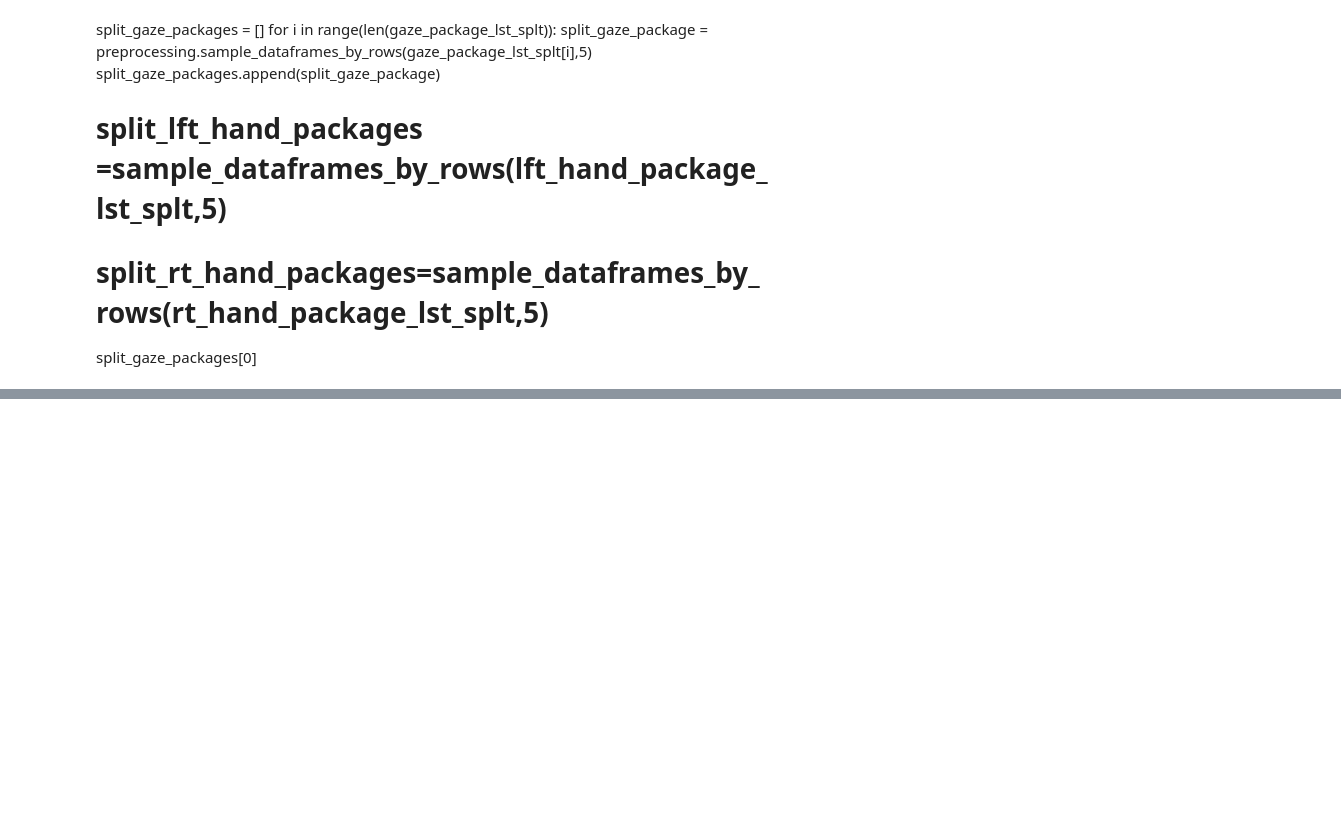
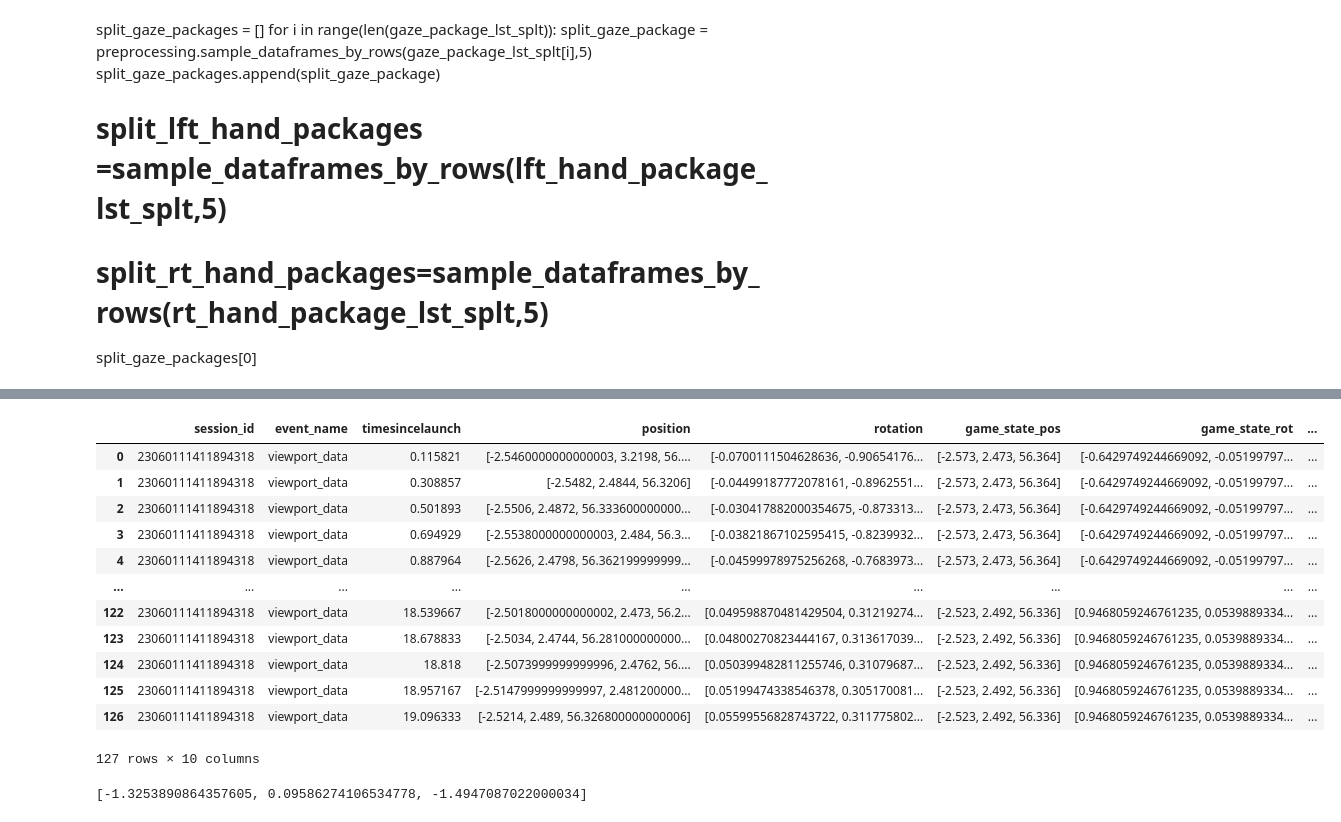
Before and after one commit to opengamedata/OGDUtils, a Jupyter notebook: src/OGDUtils/VRTeX/process.ipynb, the cells around one changed output, grey strips where cells are left out. Drawn from its saved outputs; the diff is of its cells as text; code cells hidden in the pictures; blank space fills up the shorter version.

Commit message:
updated QuaternionToViewVector

```diff
--- a/src/OGDUtils/VRTeX/process.ipynb
+++ b/src/OGDUtils/VRTeX/process.ipynb
@@ -130,5 +162,23 @@ split_gaze_packages[0]
 # %%
 for i in range(len(split_gaze_packages)):
-    split_gaze_packages[i]['3d_normalized'] = preprocessing.NormalizeViewVectors(split_gaze_packages[i]['3d_quat'])
+    split_gaze_packages[i]['3d_normalized'] = preprocessing.NormalizeViewVectors(split_gaze_packages[i]['3d_quat'],2)
 
 split_gaze_packages[0]
+# %% [output]
+|  | session_id | event_name | timesincelaunch | position | rotation | game_state_pos | game_state_rot | ... |
+| 0 | 23060111411894318 | viewport_data | 0.115821 | [-2.5460000000000003, 3.2198, 56.... | [-0.0700111504628636, -0.90654176... | [-2.573, 2.473, 56.364] | [-0.6429749244669092, -0.05199797... | ... |
+| 1 | 23060111411894318 | viewport_data | 0.308857 | [-2.5482, 2.4844, 56.3206] | [-0.04499187772078161, -0.8962551... | [-2.573, 2.473, 56.364] | [-0.6429749244669092, -0.05199797... | ... |
+| 2 | 23060111411894318 | viewport_data | 0.501893 | [-2.5506, 2.4872, 56.333600000000... | [-0.030417882000354675, -0.873313... | [-2.573, 2.473, 56.364] | [-0.6429749244669092, -0.05199797... | ... |
+| 3 | 23060111411894318 | viewport_data | 0.694929 | [-2.5538000000000003, 2.484, 56.3... | [-0.03821867102595415, -0.8239932... | [-2.573, 2.473, 56.364] | [-0.6429749244669092, -0.05199797... | ... |
+| 4 | 23060111411894318 | viewport_data | 0.887964 | [-2.5626, 2.4798, 56.362199999999... | [-0.04599978975256268, -0.7683973... | [-2.573, 2.473, 56.364] | [-0.6429749244669092, -0.05199797... | ... |
+| ... | ... | ... | ... | ... | ... | ... | ... | ... |
+| 122 | 23060111411894318 | viewport_data | 18.539667 | [-2.5018000000000002, 2.473, 56.2... | [0.049598870481429504, 0.31219274... | [-2.523, 2.492, 56.336] | [0.9468059246761235, 0.0539889334... | ... |
+| 123 | 23060111411894318 | viewport_data | 18.678833 | [-2.5034, 2.4744, 56.281000000000... | [0.04800270823444167, 0.313617039... | [-2.523, 2.492, 56.336] | [0.9468059246761235, 0.0539889334... | ... |
+| 124 | 23060111411894318 | viewport_data | 18.818 | [-2.5073999999999996, 2.4762, 56.... | [0.050399482811255746, 0.31079687... | [-2.523, 2.492, 56.336] | [0.9468059246761235, 0.0539889334... | ... |
+| 125 | 23060111411894318 | viewport_data | 18.957167 | [-2.5147999999999997, 2.481200000... | [0.05199474338546378, 0.305170081... | [-2.523, 2.492, 56.336] | [0.9468059246761235, 0.0539889334... | ... |
+| 126 | 23060111411894318 | viewport_data | 19.096333 | [-2.5214, 2.489, 56.326800000000006] | [0.05599556828743722, 0.311775802... | [-2.523, 2.492, 56.336] | [0.9468059246761235, 0.0539889334... | ... |
+127 rows × 10 columns
+# %%
+preprocessing.NormalizeViewVector(split_gaze_packages[0]['3d_quat'][0],1)
+# %% [output]
+[-1.3253890864357605, 0.09586274106534778, -1.4947087022000034]
```
Also changed, not shown: parts of 3 cells of this notebook, 1 other file.
